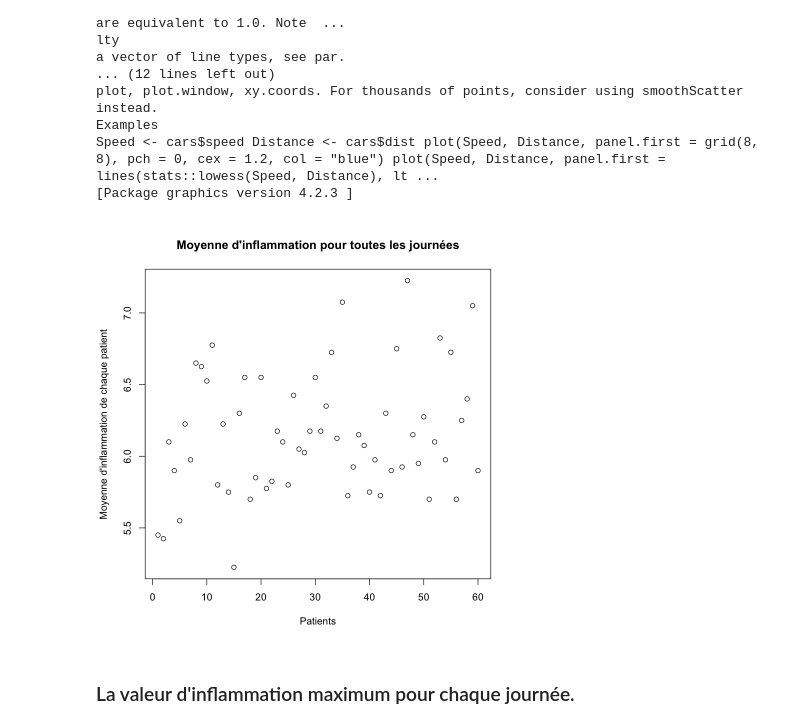
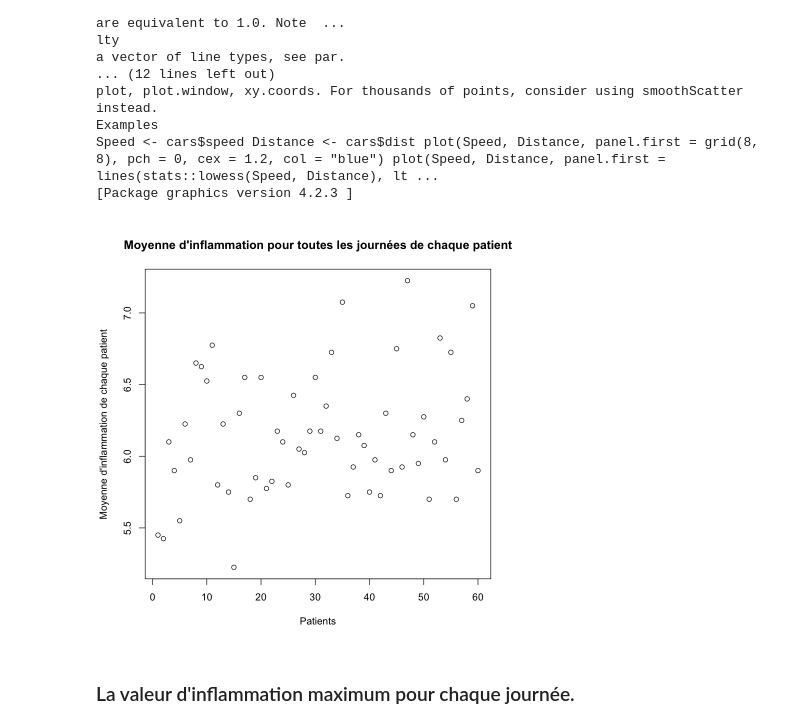
Before and after one commit to hgingras/Formation-R, a Jupyter notebook: 06-LesGraphiques.ipynb, the cells around one changed output. Saved outputs shown, nothing was run; the diff lists cells and outputs as text; code cells hidden in the pictures.

```diff
--- a/06-LesGraphiques.ipynb
+++ b/06-LesGraphiques.ipynb
@@ -130,9 +130,9 @@ Examples
 Speed <- cars$speed Distance <- cars$dist plot(Speed, Distance, panel.first = grid(8, 8), pch = 0, cex = 1.2, col = "blue") plot(Speed, Distance, panel.first = lines(stats::lowess(Speed, Distance), lt ...
 [Package graphics version 4.2.3 ]
 # %%
-plot(moyenne_patient, main="Moyenne d'inflammation pour toutes les journées", xlab="Patients", ylab="Moyenne d'inflammation de chaque patient")
+plot(moyenne_patient, main="Moyenne d'inflammation pour toutes les journées de chaque patient", xlab="Patients", ylab="Moyenne d'inflammation de chaque patient")
 # %% [output]
-[figure, old version]
+[figure, new version]
 # %% [markdown]
 ### La valeur d'inflammation maximum pour chaque journée.
 # %%
```
Also changed, not shown: parts of 12 cells of this notebook, 6 other files.
